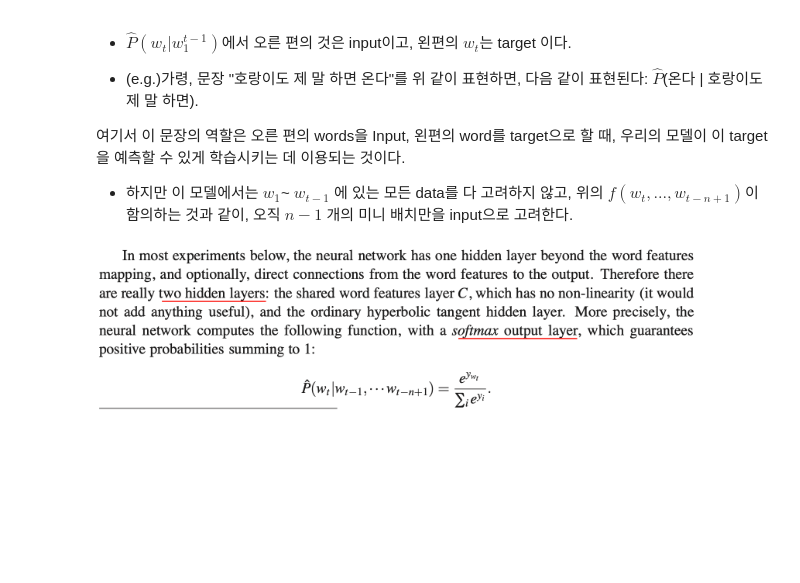
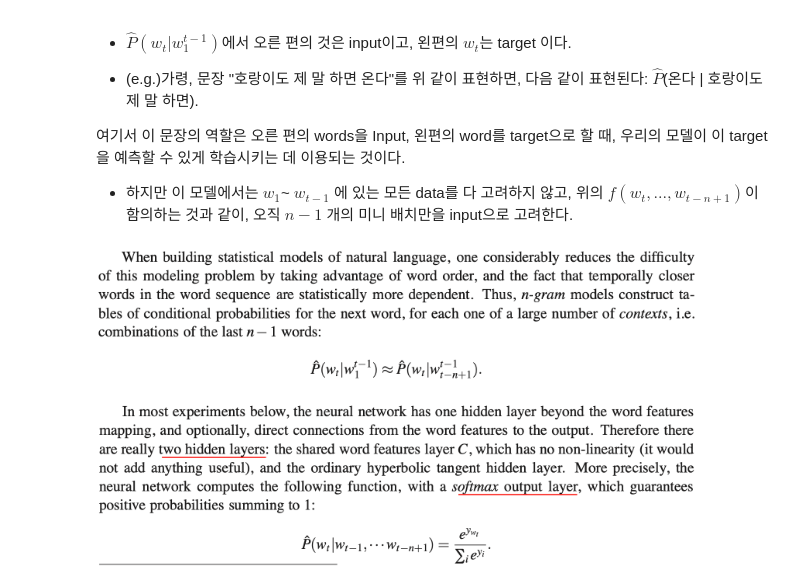
Before and after one commit to Intelligence-Engineering-LAB-KU/Seminar, a Jupyter notebook: summer_2020/0825_NPLM(2003).ipynb, the cells around one changed output. Saved outputs shown, nothing was run; the diff lists cells and outputs as text; code cells hidden in the pictures; blank space fills up the shorter version.

```diff
--- a/summer_2020/0825_NPLM(2003).ipynb
+++ b/summer_2020/0825_NPLM(2003).ipynb
@@ -361,6 +373,10 @@ Image('nnlm5.png',width=600)
 여기서 이 문장의 역할은 오른 편의 words을 Input, 왼편의 word를 target으로 할 때, 우리의 모델이 이 target을 예측할 수 있게 학습시키는 데 이용되는 것이다.
 
 - 하지만 이 모델에서는 $w_1$~ $w_{t-1}$ 에 있는 모든 data를 다 고려하지 않고, 위의 $f(w_t,...,w_{t-n+1})$이 함의하는 것과 같이, 오직 $n-1$ 개의 미니 배치만을 input으로 고려한다.
+# %%
+Image('nnlm7.png',width=600)
+# %% [output]
+[figure, added]
 # %%
 Image('nnlm6.png',width=600)
 # %% [output]
```
Also changed, not shown: parts of 11 cells of this notebook.
